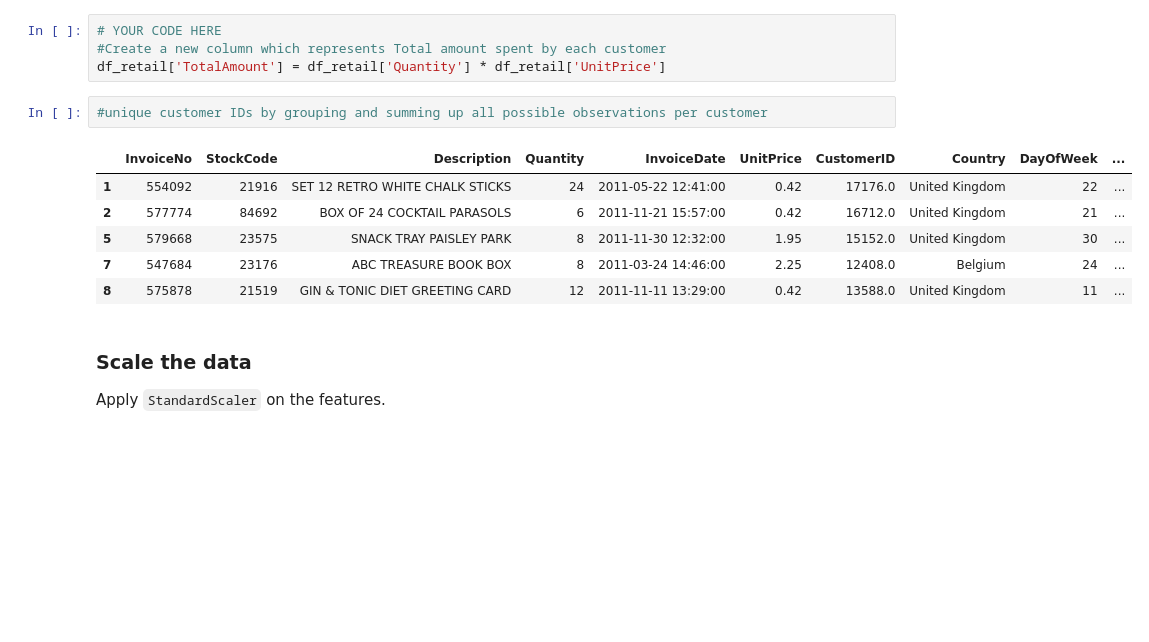
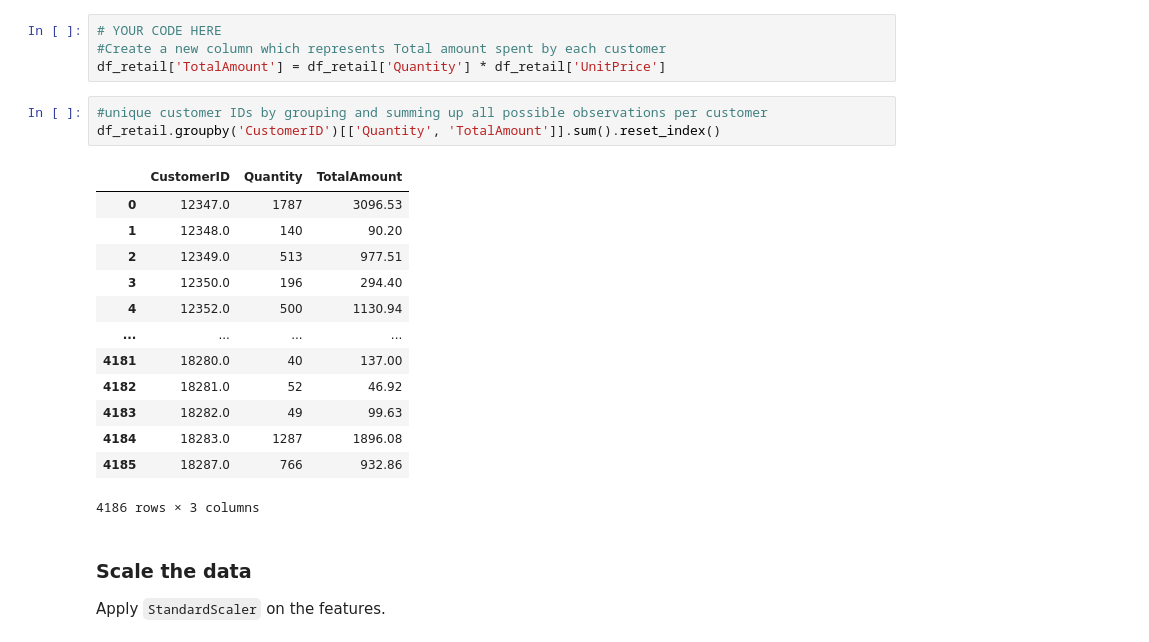
Before and after one commit to vchandraiitk/PokerCardGame, a Jupyter notebook: Vikas_M3_NB_MiniProject_5_Customer_Segmentation_Kmeans.ipynb, the cells around one changed output. Drawn from its saved outputs; the diff is of its cells as text; blank space fills up the shorter version.

```diff
--- a/Vikas_M3_NB_MiniProject_5_Customer_Segmentation_Kmeans.ipynb
+++ b/Vikas_M3_NB_MiniProject_5_Customer_Segmentation_Kmeans.ipynb
@@ -340,13 +340,21 @@ Top 10 Items by Quantity:
 df_retail['TotalAmount'] = df_retail['Quantity'] * df_retail['UnitPrice']
 # %%
 #unique customer IDs by grouping and summing up all possible observations per customer
+df_retail.groupby('CustomerID')[['Quantity', 'TotalAmount']].sum().reset_index()
 # %% [output]
-|  | InvoiceNo | StockCode | Description | Quantity | InvoiceDate | UnitPrice | CustomerID | Country | DayOfWeek | ... |
-| 1 | 554092 | 21916 | SET 12 RETRO WHITE CHALK STICKS | 24 | 2011-05-22 12:41:00 | 0.42 | 17176.0 | United Kingdom | 22 | ... |
-| 2 | 577774 | 84692 | BOX OF 24 COCKTAIL PARASOLS | 6 | 2011-11-21 15:57:00 | 0.42 | 16712.0 | United Kingdom | 21 | ... |
-| 5 | 579668 | 23575 | SNACK TRAY PAISLEY PARK | 8 | 2011-11-30 12:32:00 | 1.95 | 15152.0 | United Kingdom | 30 | ... |
-| 7 | 547684 | 23176 | ABC TREASURE BOOK BOX | 8 | 2011-03-24 14:46:00 | 2.25 | 12408.0 | Belgium | 24 | ... |
-| 8 | 575878 | 21519 | GIN & TONIC DIET GREETING CARD | 12 | 2011-11-11 13:29:00 | 0.42 | 13588.0 | United Kingdom | 11 | ... |
+|  | CustomerID | Quantity | TotalAmount |
+| 0 | 12347.0 | 1787 | 3096.53 |
+| 1 | 12348.0 | 140 | 90.20 |
+| 2 | 12349.0 | 513 | 977.51 |
+| 3 | 12350.0 | 196 | 294.40 |
+| 4 | 12352.0 | 500 | 1130.94 |
+| ... | ... | ... | ... |
+| 4181 | 18280.0 | 40 | 137.00 |
+| 4182 | 18281.0 | 52 | 46.92 |
+| 4183 | 18282.0 | 49 | 99.63 |
+| 4184 | 18283.0 | 1287 | 1896.08 |
+| 4185 | 18287.0 | 766 | 932.86 |
+4186 rows × 3 columns
 # %% [markdown]
 ### Scale the data
 
```
Also changed, not shown: parts of 1 cell of this notebook.
